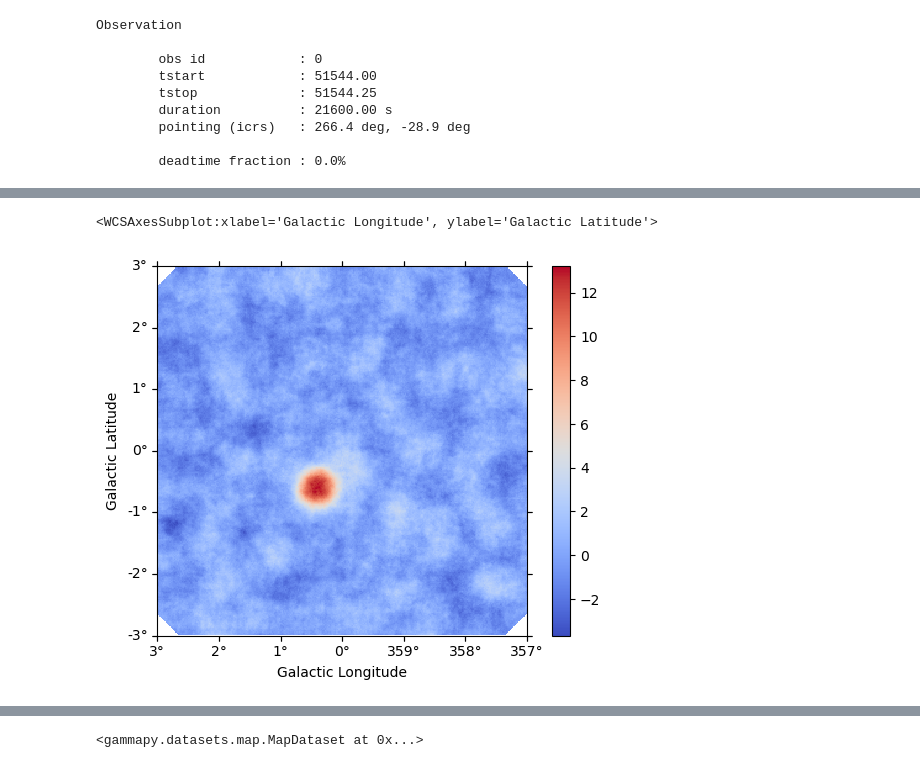
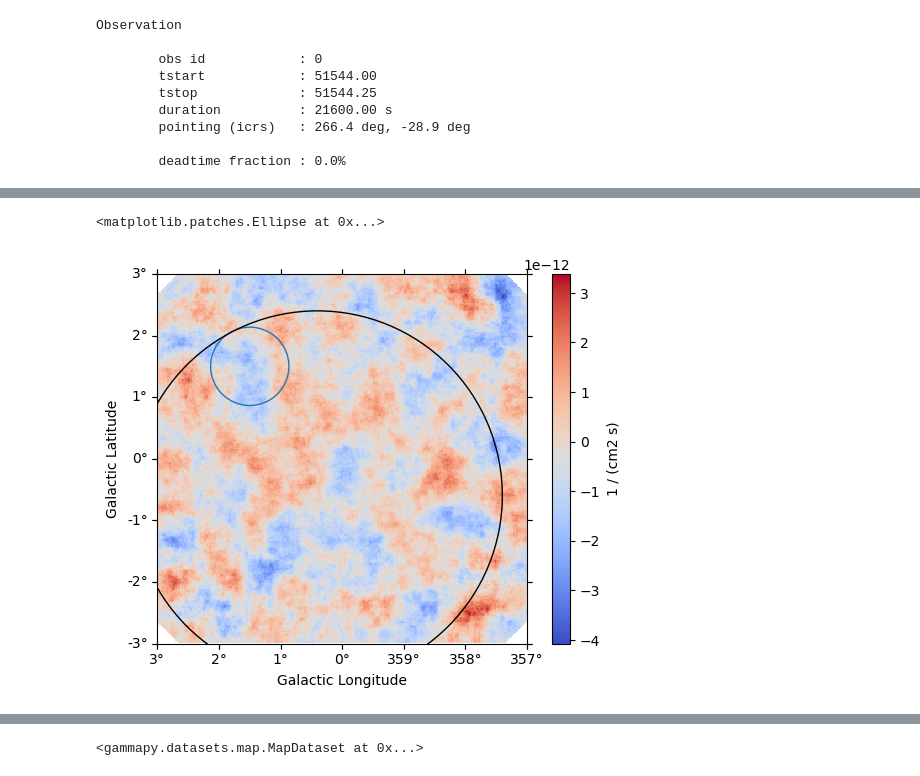
Before and after one commit to diegostn/TFG-Diego-Santano, a Jupyter notebook: comparacion.ipynb, the cells around one changed output, grey strips where cells are left out. Drawn from its saved outputs; the diff is of its cells as text; code cells hidden in the pictures.

Commit message:
add flux points

```diff
--- a/comparacion.ipynb
+++ b/comparacion.ipynb
@@ -126,8 +127,10 @@ spatial_model.lon_0.max = spatial_model.lon_0.value + 0.5
 spatial_model.lat_0.min = spatial_model.lat_0.value - 0.5
 spatial_model.lat_0.max = spatial_model.lat_0.value + 0.5
 
-model = SkyModel(spectral_model, spatial_model)
-Models([bkg_model, model]).parameters.to_table()
+spatial_model.sigma.value = 2.0
+
+model_simu = SkyModel(spectral_model, spatial_model)
+Models([bkg_model, model_simu]).parameters.to_table()
 # %% [output]
 Table length=11
 | type | name | value | unit | error | min | max | frozen | is_norm | link |
@@ -147,16 +150,32 @@ Table length=11
 dataset = maker.run(empty, obs)
 dataset = maker_safe_mask.run(dataset, obs)
 
-dataset.models =  Models([bkg_model, model])
+
+
+dataset.models =  Models([bkg_model, model_simu])
 dataset.fake()
+
+
 # -- like an observation
 dataset.models =  Models([bkg_model])
+
+
 fit = Fit(optimize_opts={"print_level": 1})
 result = fit.run(datasets=dataset)
 L0 = result.total_stat
 print(L0)
 
+model = model_simu.copy(name="model_fit")
+model.spatial_model.lon_0.min = -1.5
+model.spatial_model.lon_0.max = 1.5
+model.spatial_model.lat_0.min = -1.5
+model.spatial_model.lat_0.max = 1.5
+
+model.spectral_model.index.min = 0.0
 dataset.models = Models([bkg_model, model])
+
+
+
 fit = Fit(optimize_opts={"print_level": 1})
 result = fit.run(datasets=dataset)
 L1 = result.total_stat
@@ -189,10 +258,12 @@ Table length=11
 # %%
 dataset2 = dataset.copy()
 dataset2.models = None
 from gammapy.estimators import *
 est = ExcessMapEstimator(correlation_radius=0.3*u.deg)
 res = est.run(dataset2)
-res["sqrt_ts"].plot(add_cbar=True, cmap="coolwarm")
+ax = res["flux"].plot(add_cbar=True, cmap="coolwarm")
+dataset.models.plot_regions(ax=ax)
+model_simu.spatial_model.to_region().to_pixel(ax.wcs).plot()
 # %% [output]
-<WCSAxesSubplot:xlabel='Galactic Longitude', ylabel='Galactic Latitude'>
+<matplotlib.patches.Ellipse at 0x...>
-[figure, old version]
+[figure, new version]
```
Also changed, not shown: parts of 14 cells of this notebook.
